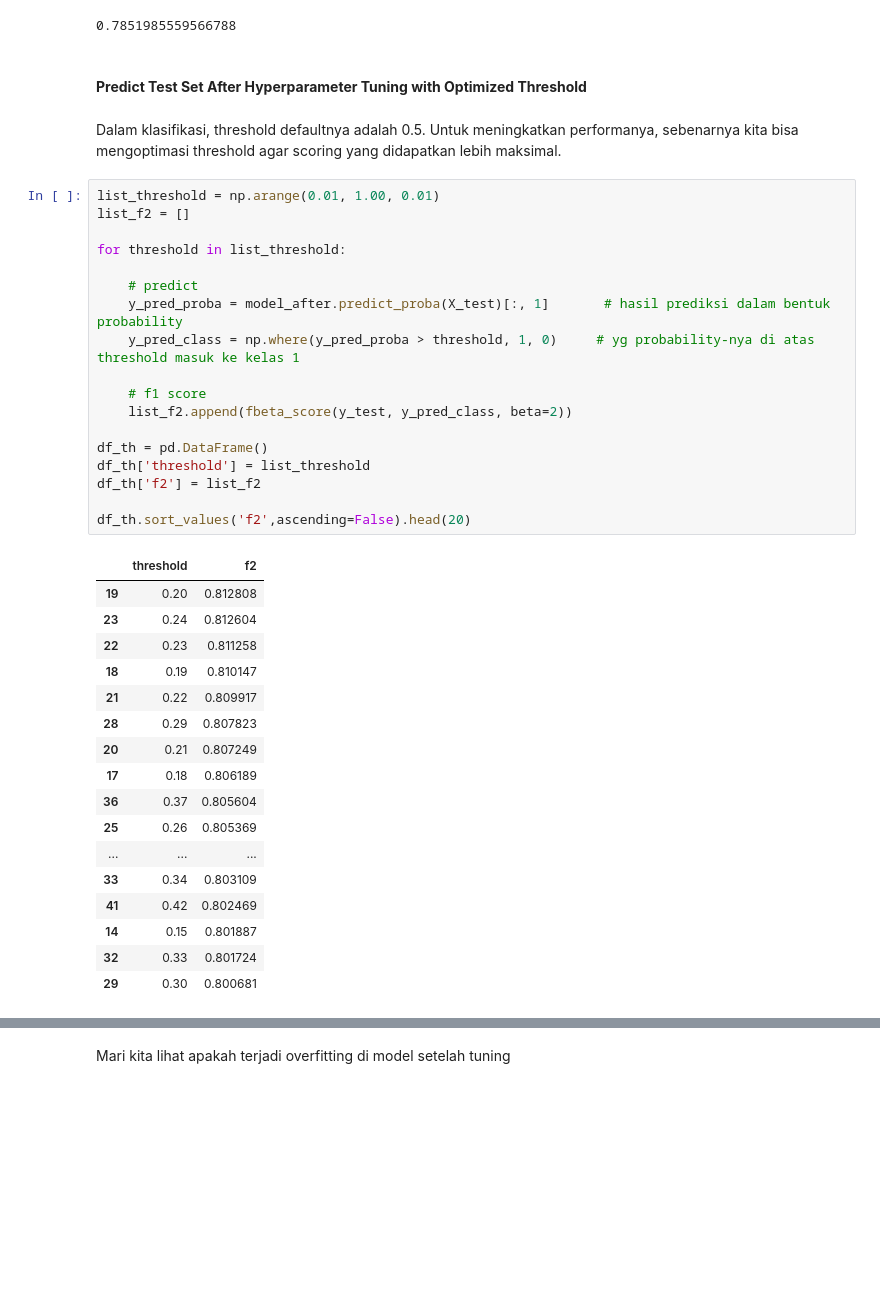
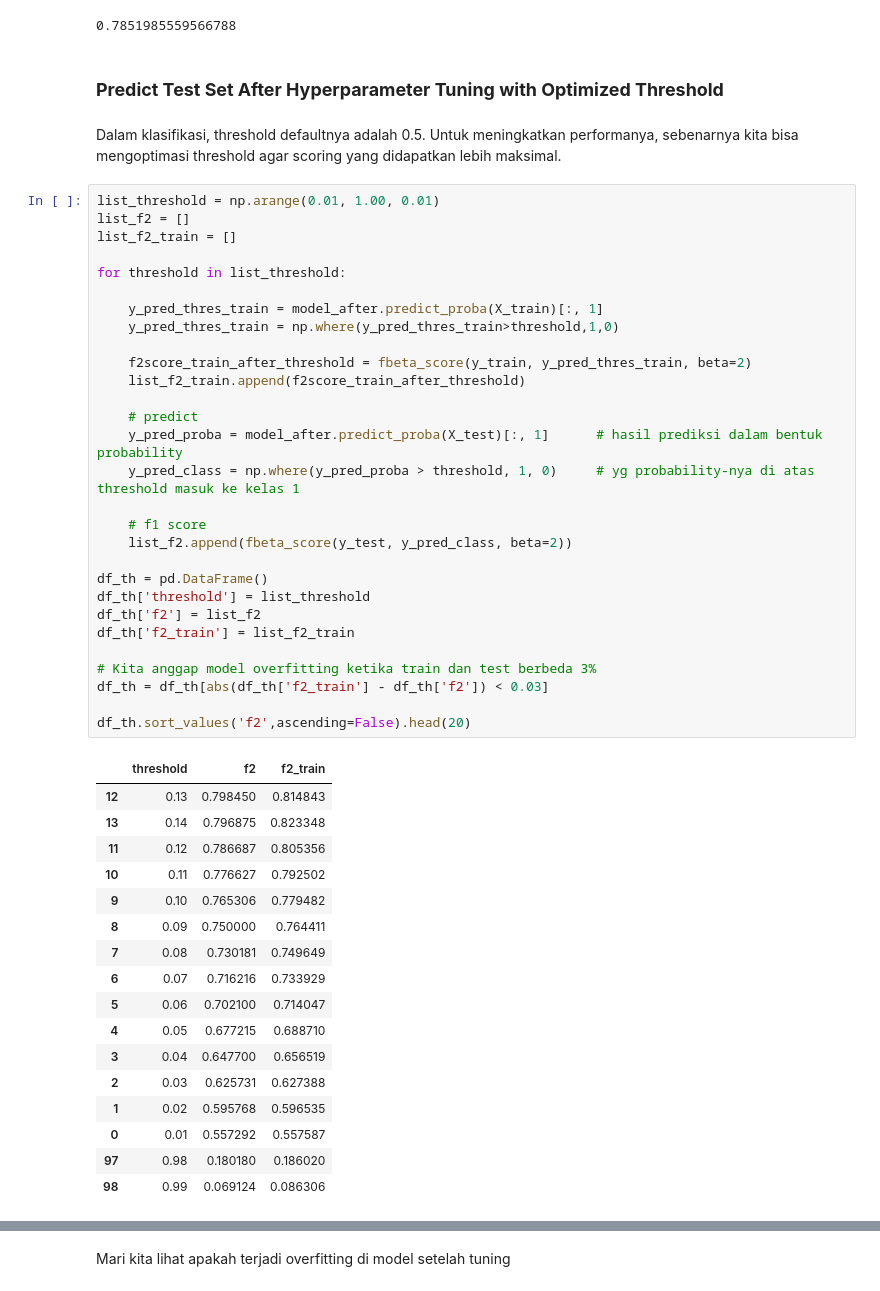
Before and after one commit to ariqr11/capstone3, a Jupyter notebook: capstone3.ipynb, the cells around one changed output, grey strips where cells are left out. Cells and saved outputs as stored; diff of their text form; blank space fills up the shorter version.

```diff
--- a/capstone3.ipynb
+++ b/capstone3.ipynb
@@ -1169,43 +1106,54 @@ f2score_after
 # %% [output]
 0.7851985559566788
 # %% [markdown]
-#### **Predict Test Set After Hyperparameter Tuning with Optimized Threshold**
+### **Predict Test Set After Hyperparameter Tuning with Optimized Threshold**
 # %% [markdown]
 Dalam klasifikasi, threshold defaultnya adalah 0.5. Untuk meningkatkan performanya, sebenarnya kita bisa mengoptimasi threshold agar scoring yang didapatkan lebih maksimal.
 # %%
 list_threshold = np.arange(0.01, 1.00, 0.01)
 list_f2 = []
+list_f2_train = []
 
 for threshold in list_threshold:
 
+    y_pred_thres_train = model_after.predict_proba(X_train)[:, 1]
+    y_pred_thres_train = np.where(y_pred_thres_train>threshold,1,0)
+
+    f2score_train_after_threshold = fbeta_score(y_train, y_pred_thres_train, beta=2)
+    list_f2_train.append(f2score_train_after_threshold)
+
     # predict
-    y_pred_proba = model_after.predict_proba(X_test)[:, 1]       # hasil prediksi dalam bentuk probability
+    y_pred_proba = model_after.predict_proba(X_test)[:, 1]      # hasil prediksi dalam bentuk probability
     y_pred_class = np.where(y_pred_proba > threshold, 1, 0)     # yg probability-nya di atas threshold masuk ke kelas 1
 
     # f1 score
     list_f2.append(fbeta_score(y_test, y_pred_class, beta=2))
 
 df_th = pd.DataFrame()
 df_th['threshold'] = list_threshold
 df_th['f2'] = list_f2
+df_th['f2_train'] = list_f2_train
+
+# Kita anggap model overfitting ketika train dan test berbeda 3%
+df_th = df_th[abs(df_th['f2_train'] - df_th['f2']) < 0.03]
 
 df_th.sort_values('f2',ascending=False).head(20)
 # %% [output]
-|  | threshold | f2 |
-| 19 | 0.20 | 0.812808 |
-| 23 | 0.24 | 0.812604 |
-| 22 | 0.23 | 0.811258 |
-| 18 | 0.19 | 0.810147 |
-| 21 | 0.22 | 0.809917 |
-| 28 | 0.29 | 0.807823 |
-| 20 | 0.21 | 0.807249 |
-| 17 | 0.18 | 0.806189 |
-| 36 | 0.37 | 0.805604 |
-| 25 | 0.26 | 0.805369 |
-| ... | ... | ... |
-| 33 | 0.34 | 0.803109 |
-| 41 | 0.42 | 0.802469 |
-| 14 | 0.15 | 0.801887 |
-| 32 | 0.33 | 0.801724 |
-| 29 | 0.30 | 0.800681 |
+|  | threshold | f2 | f2_train |
+| 12 | 0.13 | 0.798450 | 0.814843 |
+| 13 | 0.14 | 0.796875 | 0.823348 |
+| 11 | 0.12 | 0.786687 | 0.805356 |
+| 10 | 0.11 | 0.776627 | 0.792502 |
+| 9 | 0.10 | 0.765306 | 0.779482 |
+| 8 | 0.09 | 0.750000 | 0.764411 |
+| 7 | 0.08 | 0.730181 | 0.749649 |
+| 6 | 0.07 | 0.716216 | 0.733929 |
+| 5 | 0.06 | 0.702100 | 0.714047 |
+| 4 | 0.05 | 0.677215 | 0.688710 |
+| 3 | 0.04 | 0.647700 | 0.656519 |
+| 2 | 0.03 | 0.625731 | 0.627388 |
+| 1 | 0.02 | 0.595768 | 0.596535 |
+| 0 | 0.01 | 0.557292 | 0.557587 |
+| 97 | 0.98 | 0.180180 | 0.186020 |
+| 98 | 0.99 | 0.069124 | 0.086306 |
 # %% [markdown]
```
Also changed, not shown: parts of 91 cells of this notebook, 2 other files.
